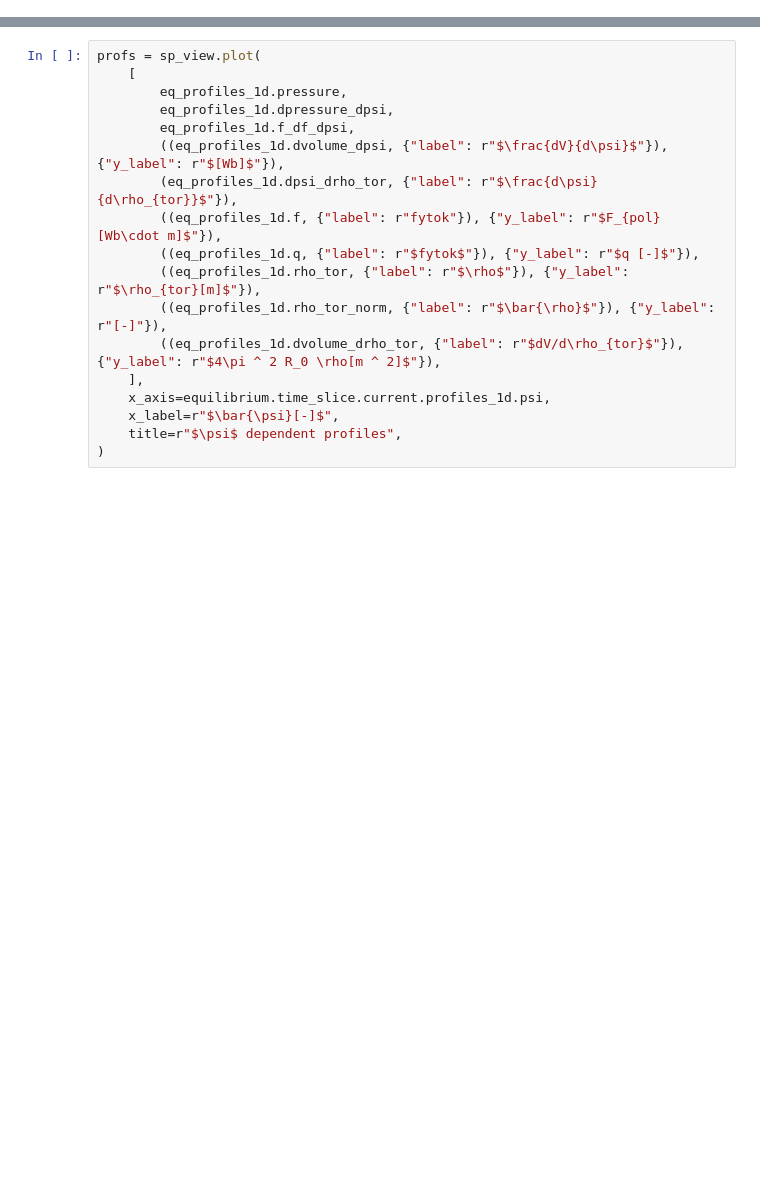
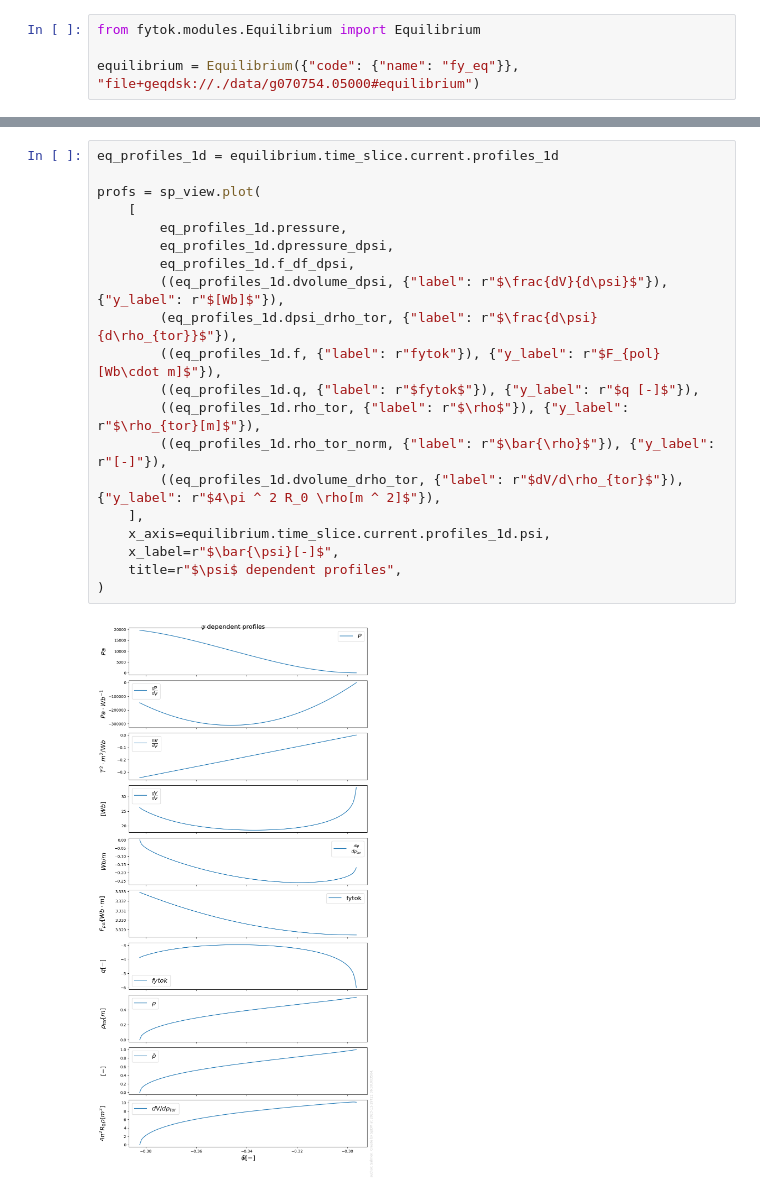
Before and after one commit to fusion-yun/fytok_tutorial, a Jupyter notebook: tutorial/FyTok_plugin_FyEq.ipynb, the cells around one changed output, grey strips where cells are left out. Drawn from its saved outputs; the diff is of its cells as text; blank space fills up the shorter version.

```diff
--- a/tutorial/FyTok_plugin_FyEq.ipynb
+++ b/tutorial/FyTok_plugin_FyEq.ipynb
@@ -4,0 +12,4 @@
+# %%
+from fytok.modules.Equilibrium import Equilibrium
+
+equilibrium = Equilibrium({"code": {"name": "fy_eq"}}, "file+geqdsk://./data/g070754.05000#equilibrium")
@@ -5,18 +37,22 @@
 # %%
+eq_profiles_1d = equilibrium.time_slice.current.profiles_1d
+
 profs = sp_view.plot(
     [
         eq_profiles_1d.pressure,
         eq_profiles_1d.dpressure_dpsi,
         eq_profiles_1d.f_df_dpsi,
         ((eq_profiles_1d.dvolume_dpsi, {"label": r"$\frac{dV}{d\psi}$"}), {"y_label": r"$[Wb]$"}),
         (eq_profiles_1d.dpsi_drho_tor, {"label": r"$\frac{d\psi}{d\rho_{tor}}$"}),
         ((eq_profiles_1d.f, {"label": r"fytok"}), {"y_label": r"$F_{pol} [Wb\cdot m]$"}),
         ((eq_profiles_1d.q, {"label": r"$fytok$"}), {"y_label": r"$q [-]$"}),
         ((eq_profiles_1d.rho_tor, {"label": r"$\rho$"}), {"y_label": r"$\rho_{tor}[m]$"}),
         ((eq_profiles_1d.rho_tor_norm, {"label": r"$\bar{\rho}$"}), {"y_label": r"[-]"}),
         ((eq_profiles_1d.dvolume_drho_tor, {"label": r"$dV/d\rho_{tor}$"}), {"y_label": r"$4\pi ^ 2 R_0 \rho[m ^ 2]$"}),
     ],
     x_axis=equilibrium.time_slice.current.profiles_1d.psi,
     x_label=r"$\bar{\psi}[-]$",
     title=r"$\psi$ dependent profiles",
 )
+# %% [output]
+[figure, added]
```
Also changed, not shown: parts of 11 cells of this notebook, 1 other file.
